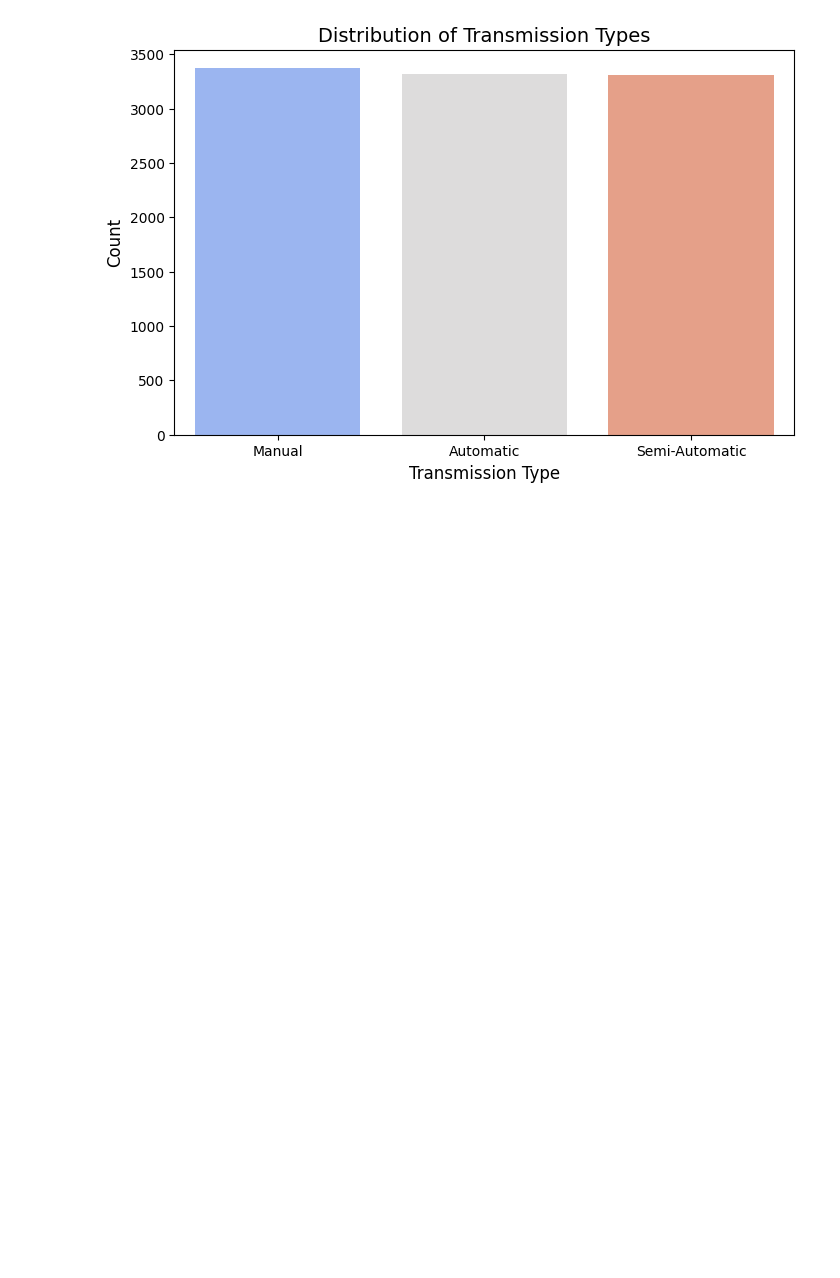
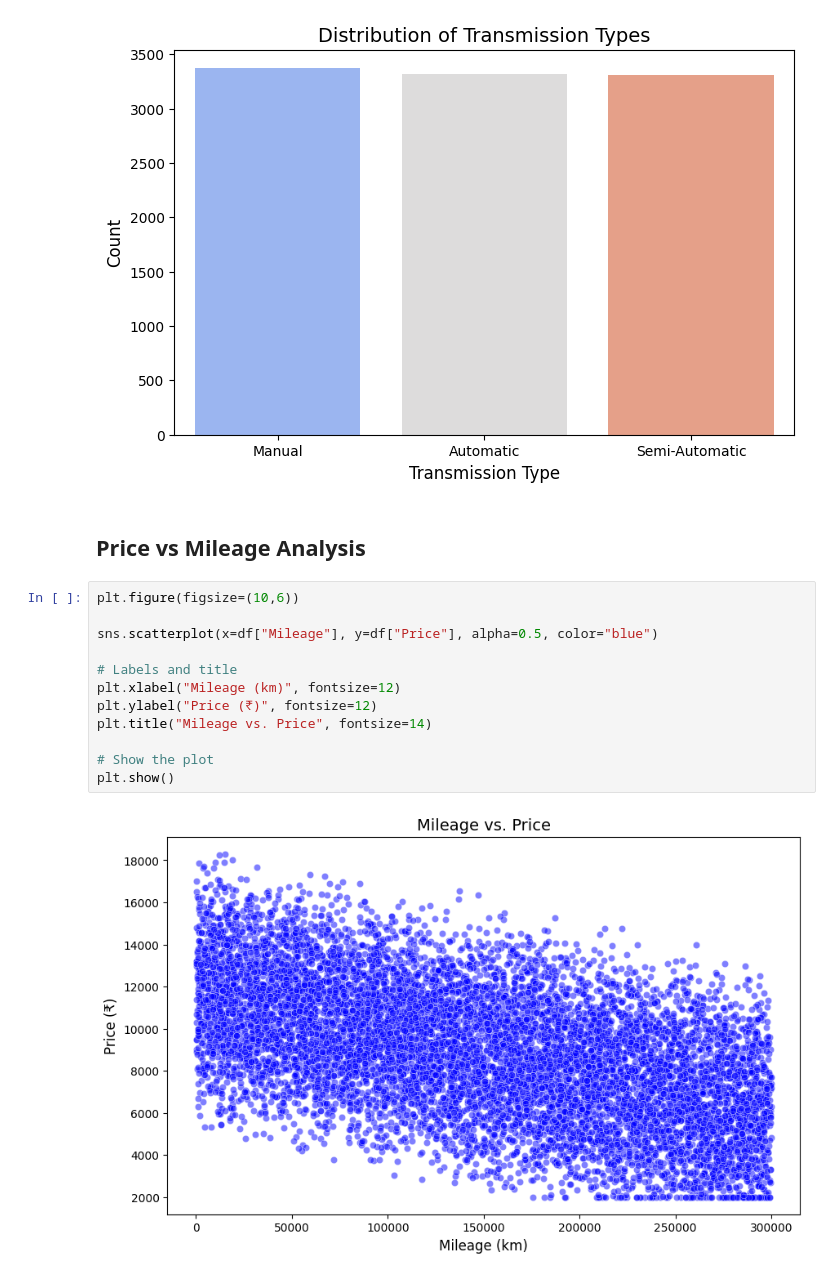
Before and after one commit to devarshi002/Car_price_data_analysis, a Jupyter notebook: test.ipynb, the cells around one changed output. Drawn from its saved outputs; the diff is of its cells as text; blank space fills up the shorter version.

```diff
--- a/test.ipynb
+++ b/test.ipynb
@@ -191,3 +191,19 @@ plt.title("Distribution of Transmission Types", fontsize=14)
 plt.show()
 # %% [output]
 [figure]
+# %% [markdown]
+## Price vs Mileage Analysis
+# %%
+plt.figure(figsize=(10,6))
+
+sns.scatterplot(x=df["Mileage"], y=df["Price"], alpha=0.5, color="blue")
+
+# Labels and title
+plt.xlabel("Mileage (km)", fontsize=12)
+plt.ylabel("Price (₹)", fontsize=12)
+plt.title("Mileage vs. Price", fontsize=14)
+
+# Show the plot
+plt.show()
+# %% [output]
+[figure, added]
```
